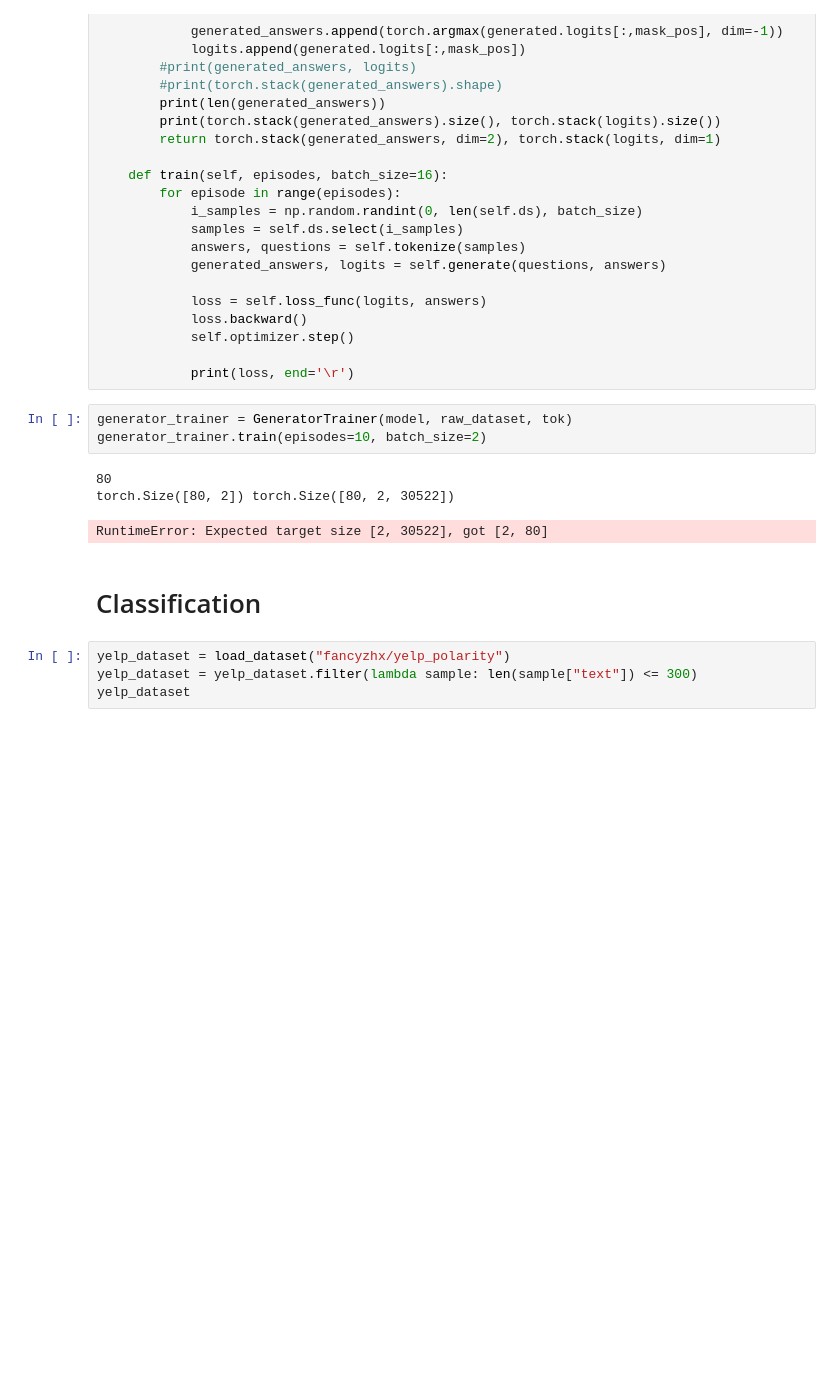
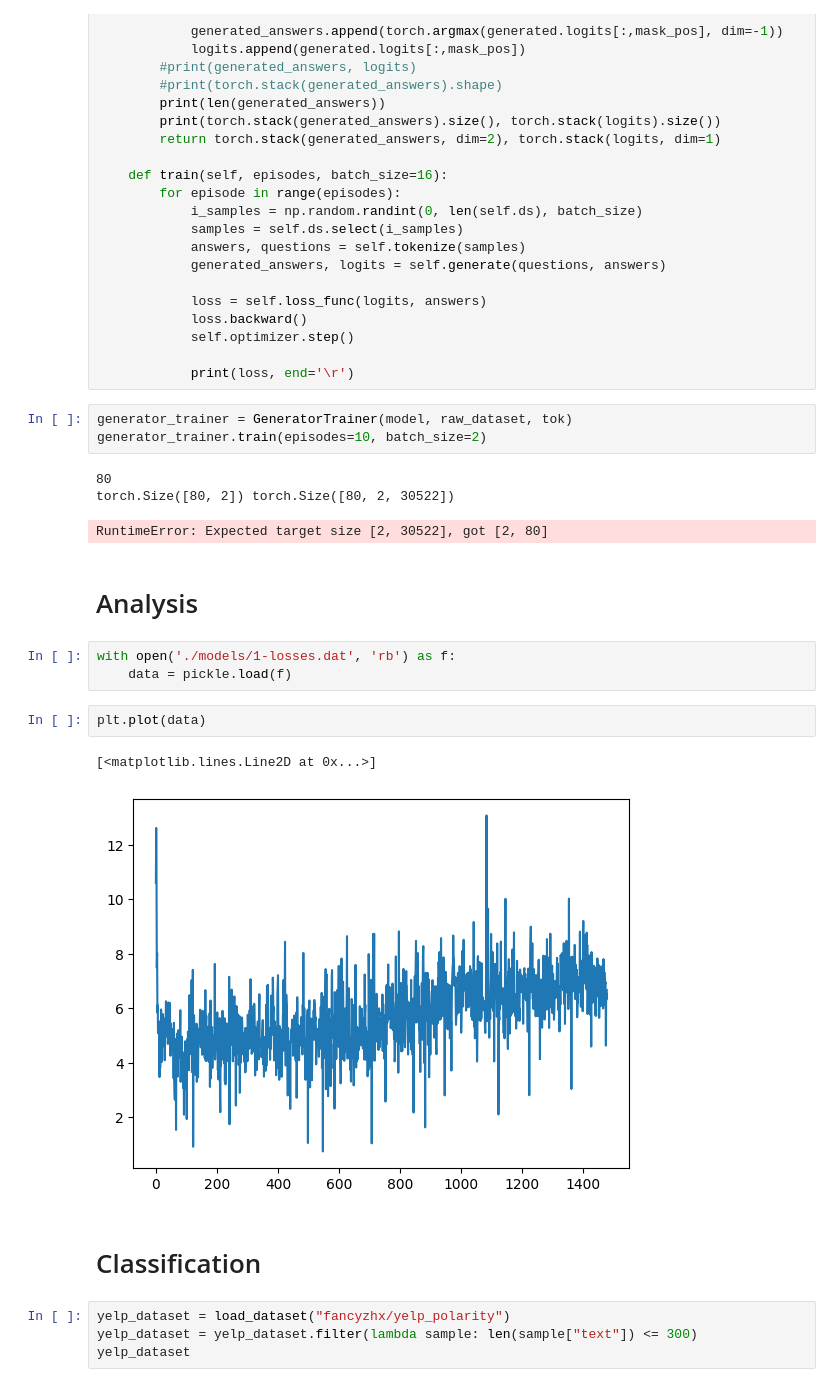
Before and after one commit to Cari1111/NLP_project, a Jupyter notebook: project.ipynb, the cells around one changed output. Drawn from its saved outputs; the diff is of its cells as text; blank space fills up the shorter version.

```diff
--- a/project.ipynb
+++ b/project.ipynb
@@ -151,6 +186,16 @@ generator_trainer.train(episodes=10, batch_size=2)
 80
 torch.Size([80, 2]) torch.Size([80, 2, 30522])
 RuntimeError: Expected target size [2, 30522], got [2, 80]
+# %% [markdown]
+# Analysis
+# %%
+with open('./models/1-losses.dat', 'rb') as f:
+    data = pickle.load(f)
+# %%
+plt.plot(data)
+# %% [output]
+[<matplotlib.lines.Line2D at 0x...>]
+[figure, added]
 # %% [markdown]
 # Classification
 # %%
```
Also changed, not shown: parts of 21 cells of this notebook.
